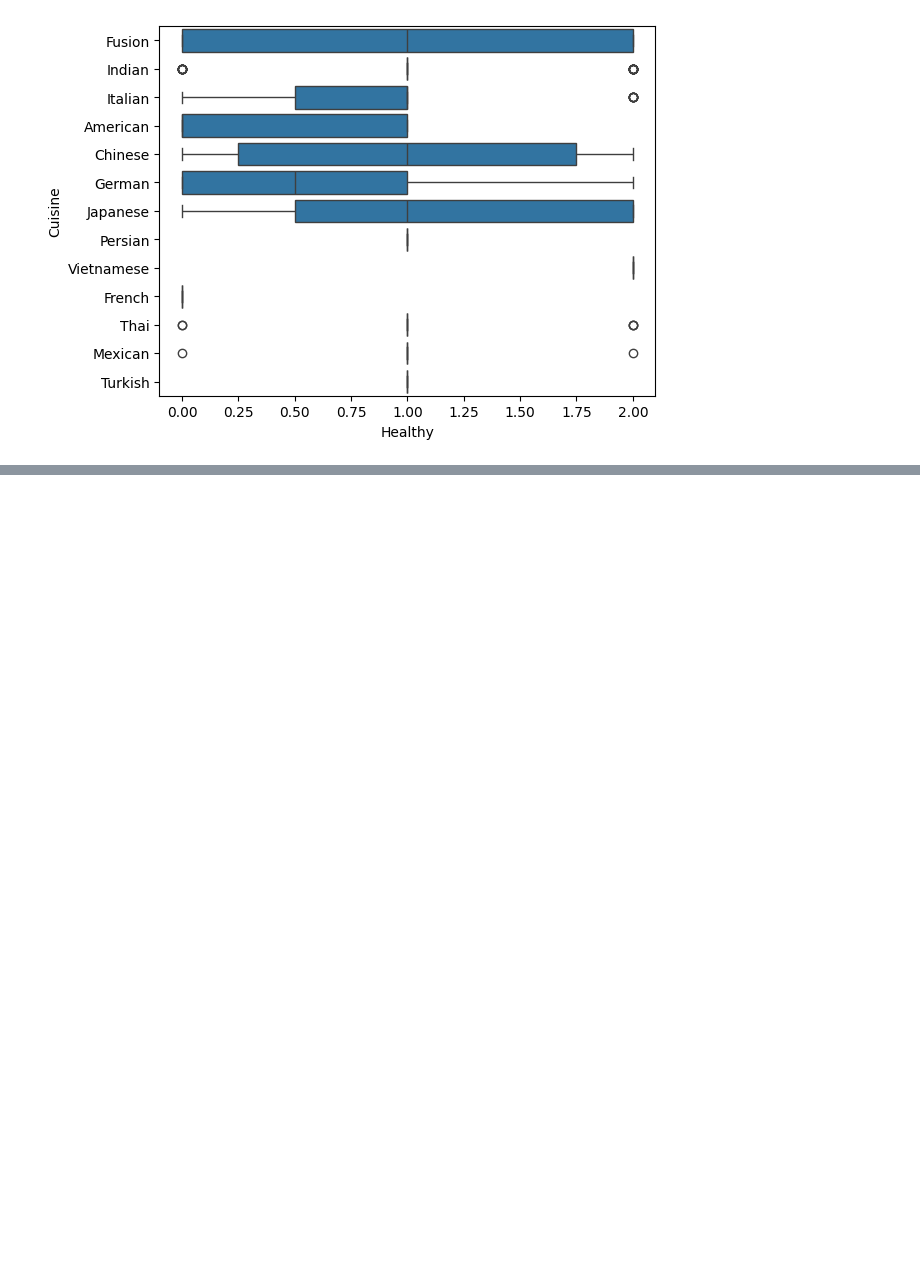
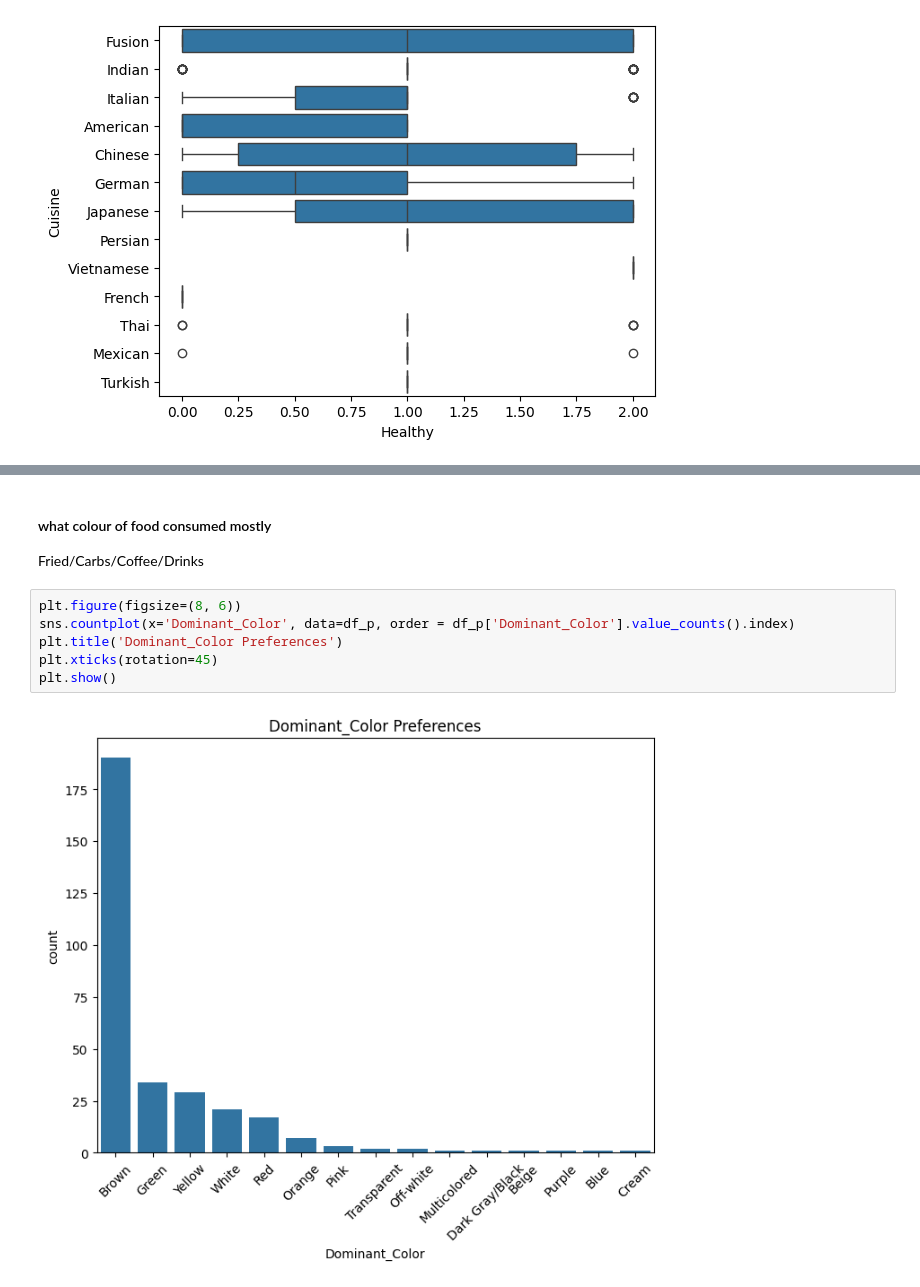
Before and after one commit to G-Nancy/project-module-1, a Jupyter notebook: data_exploration.ipynb, the cells around one changed output, grey strips where cells are left out. Saved outputs shown, nothing was run; the diff lists cells and outputs as text; blank space fills up the shorter version.

```diff
--- a/data_exploration.ipynb
+++ b/data_exploration.ipynb
@@ -199,0 +220,12 @@ sns.boxplot(x = 'Healthy', y = 'Cuisine', data = df_p)
+# %% [markdown]
+#### what colour of food consumed mostly
+
+Fried/Carbs/Coffee/Drinks
+# %%
+plt.figure(figsize=(8, 6))
+sns.countplot(x='Dominant_Color', data=df_p, order = df_p['Dominant_Color'].value_counts().index)
+plt.title('Dominant_Color Preferences')
+plt.xticks(rotation=45)
+plt.show()
+# %% [output]
+[figure, added]
```
Also changed, not shown: parts of 23 cells of this notebook, 1 other file.
